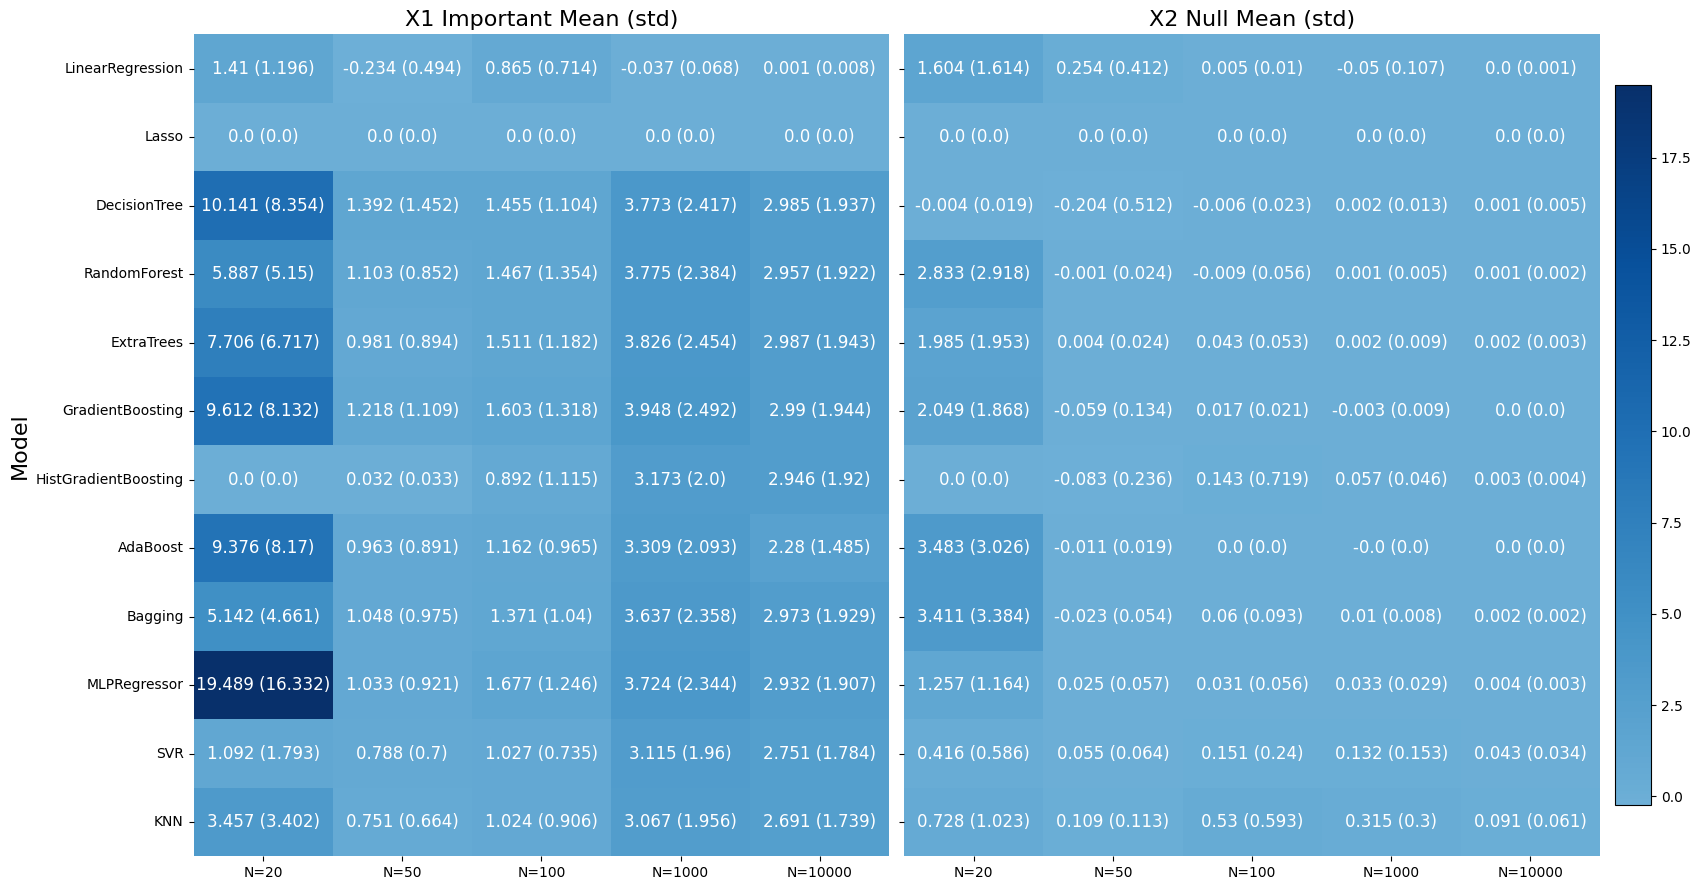
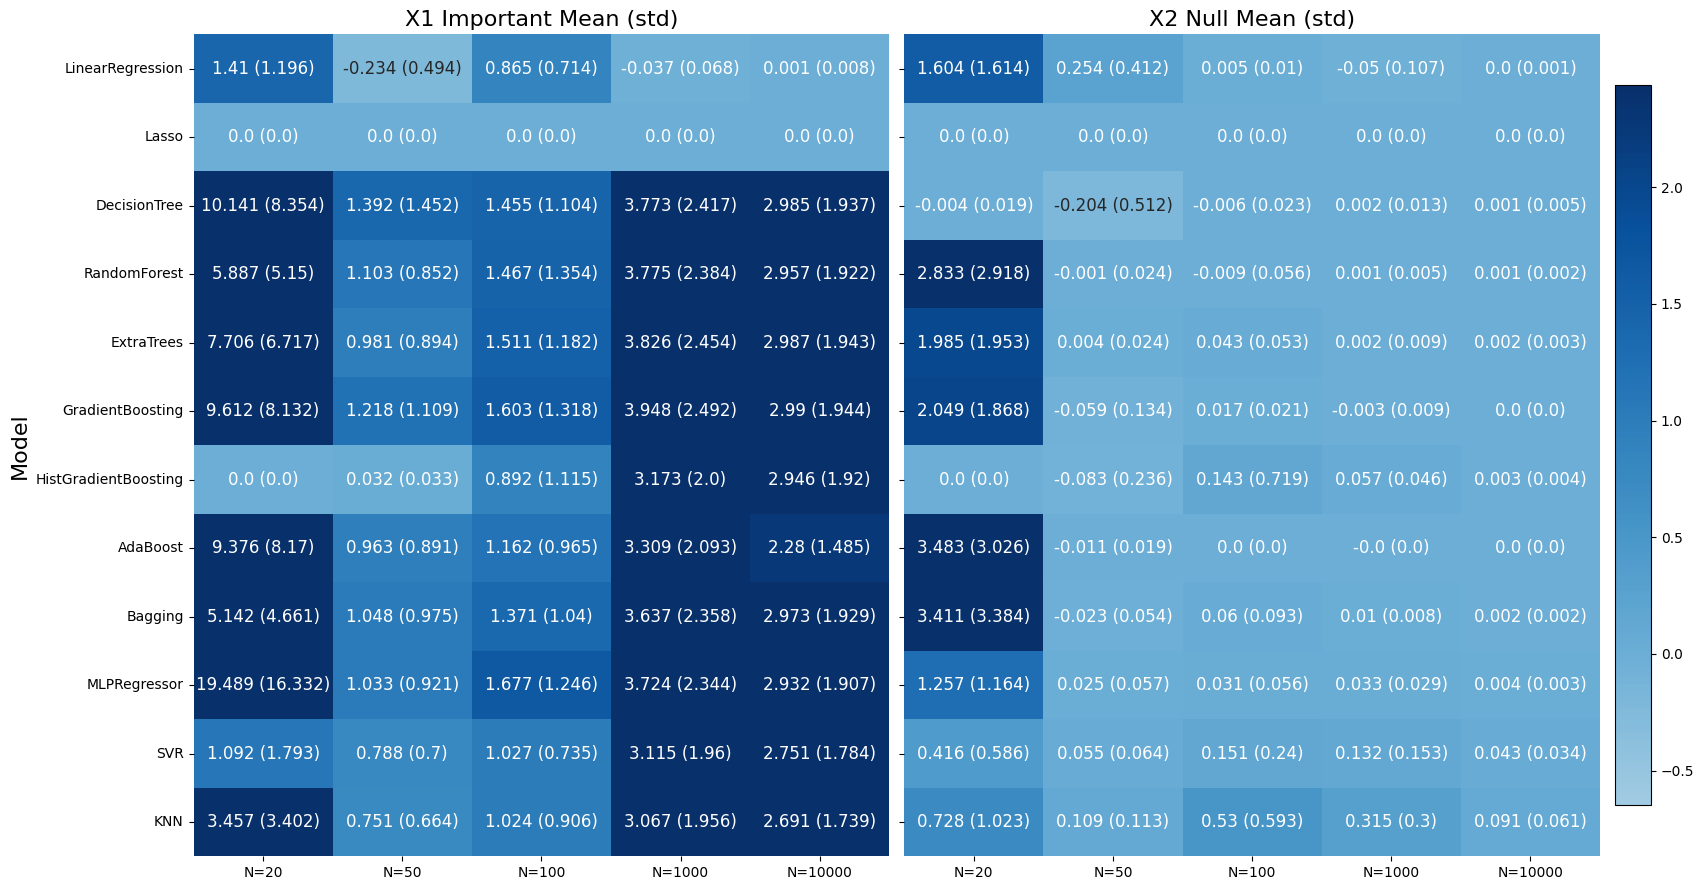
The notebook cell's code change between the first figure and the second:
--- before
+++ after
@@ -2,4 +2,8 @@
 import seaborn as sns
 import matplotlib.pyplot as plt
+import numpy as np
+from matplotlib.colors import LogNorm
+
+
 
 # Load results
@@ -29,6 +33,16 @@
 
 # Shared color limits
-vmin = min(x1_mean.min().min(), x2_mean.min().min())
-vmax = max(x1_mean.max().max(), x2_mean.max().max())
+gamma = 0.3   # tune this (0.3 → stronger; 0.7 → milder)
+
+def sym_pow(x, gamma):
+    return np.sign(x) * (np.abs(x) ** gamma)
+
+x1_plot = sym_pow(x1_mean, gamma)
+x2_plot = sym_pow(x2_mean, gamma)
+
+vmin = min(x1_plot.values.min(), x2_plot.values.min())
+vmax = max(x1_plot.values.max(), x2_plot.values.max())
+#vmin = min(x1_mean.min().min(), x2_mean.min().min())
+#vmax = max(x1_mean.max().max(), x2_mean.max().max())
 
 # Plot heatmaps
@@ -37,5 +51,5 @@
 hm1 = sns.heatmap(
     x1_mean, annot=x1_annot, fmt="", cmap="Blues", center=0,
-    vmin=vmin, vmax=vmax, ax=axes[0], cbar=False, annot_kws={"size": 12}
+    vmin=vmin, vmax=vmax, ax=axes[0], cbar=False, annot_kws={"size": 12}, 
 )
 axes[0].set_title("X1 Important Mean (std)", fontsize=16)
@@ -44,5 +58,5 @@
 hm2 = sns.heatmap(
     x2_mean, annot=x2_annot, fmt="", cmap="Blues", center=0,
-    vmin=vmin, vmax=vmax, ax=axes[1], cbar=False, annot_kws={"size": 12}
+    vmin=vmin, vmax=vmax, ax=axes[1], cbar=False, annot_kws={"size": 12}, 
 )
 axes[1].set_title("X2 Null Mean (std)", fontsize=16)

Commit: Real data experiments